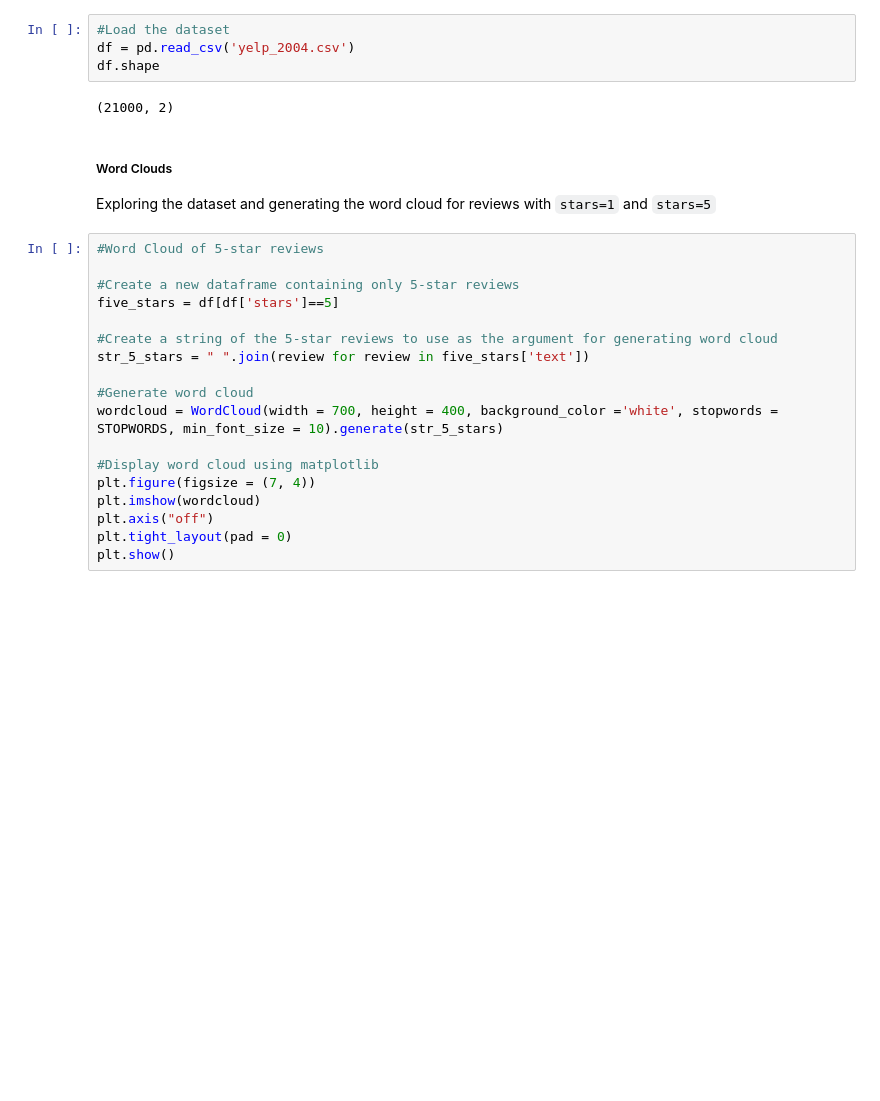
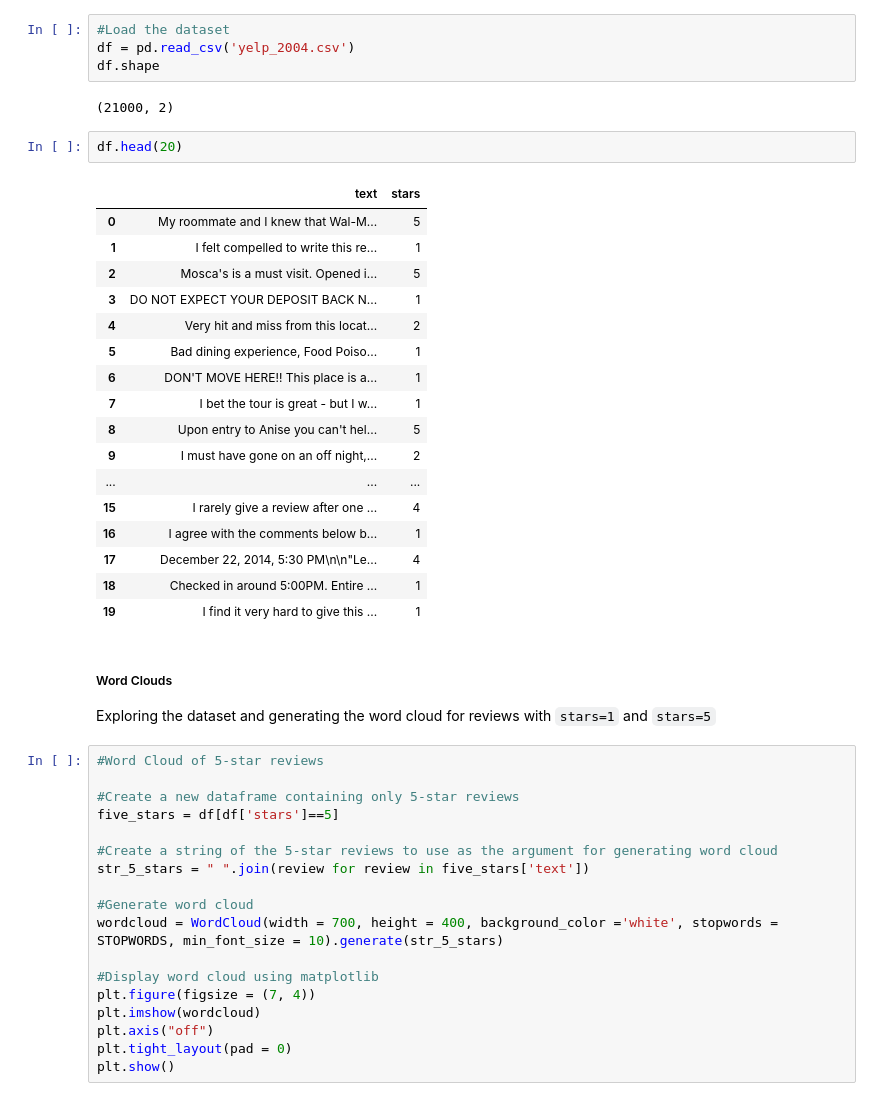
Before and after one commit to GLSamhita/Machine_Learning, a Jupyter notebook: Classification_Models.ipynb, the cells around one changed output. Drawn from its saved outputs; the diff is of its cells as text; blank space fills up the shorter version.

```diff
--- a/Classification_Models.ipynb
+++ b/Classification_Models.ipynb
@@ -25,6 +25,26 @@ df = pd.read_csv('yelp_2004.csv')
 df.shape
 # %% [output]
 (21000, 2)
+# %%
+df.head(20)
+# %% [output]
+|  | text | stars |
+| 0 | My roommate and I knew that Wal-M... | 5 |
+| 1 | I felt compelled to write this re... | 1 |
+| 2 | Mosca's is a must visit. Opened i... | 5 |
+| 3 | DO NOT EXPECT YOUR DEPOSIT BACK N... | 1 |
+| 4 | Very hit and miss from this locat... | 2 |
+| 5 | Bad dining experience, Food Poiso... | 1 |
+| 6 | DON'T MOVE HERE!! This place is a... | 1 |
+| 7 | I bet the tour is great - but I w... | 1 |
+| 8 | Upon entry to Anise you can't hel... | 5 |
+| 9 | I must have gone on an off night,... | 2 |
+| ... | ... | ... |
+| 15 | I rarely give a review after one ... | 4 |
+| 16 | I agree with the comments below b... | 1 |
+| 17 | December 22, 2014, 5:30 PM\n\n"Le... | 4 |
+| 18 | Checked in around 5:00PM. Entire ... | 1 |
+| 19 | I find it very hard to give this ... | 1 |
 # %% [markdown]
 ##### Word Clouds
 Exploring the dataset and generating the word cloud for reviews with `stars=1` and `stars=5`
```
